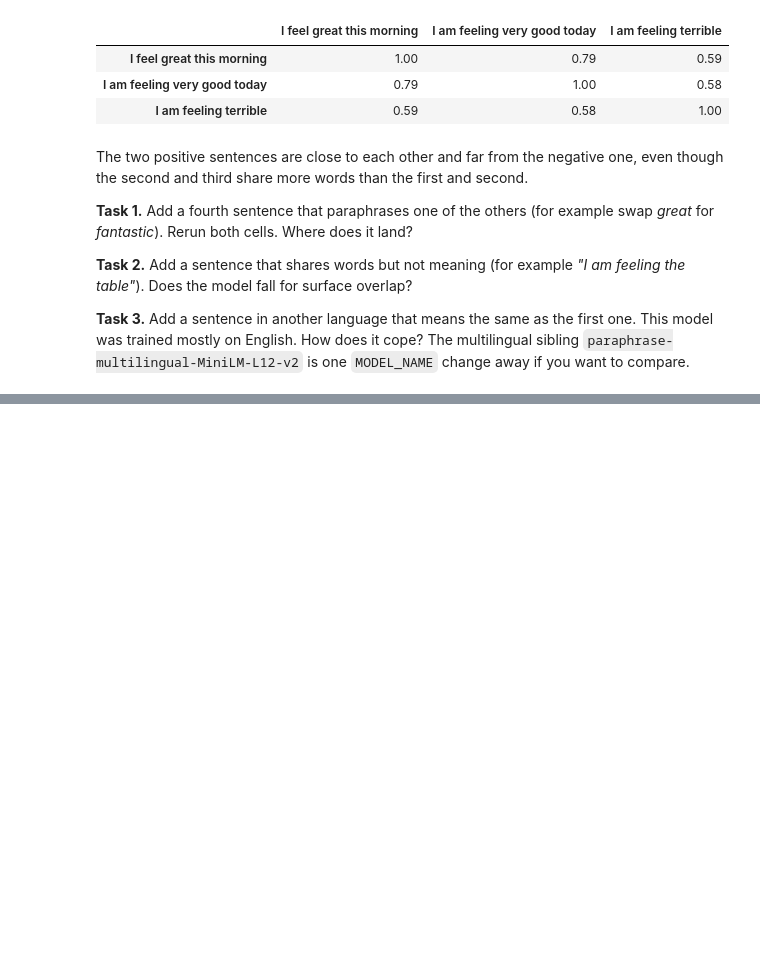
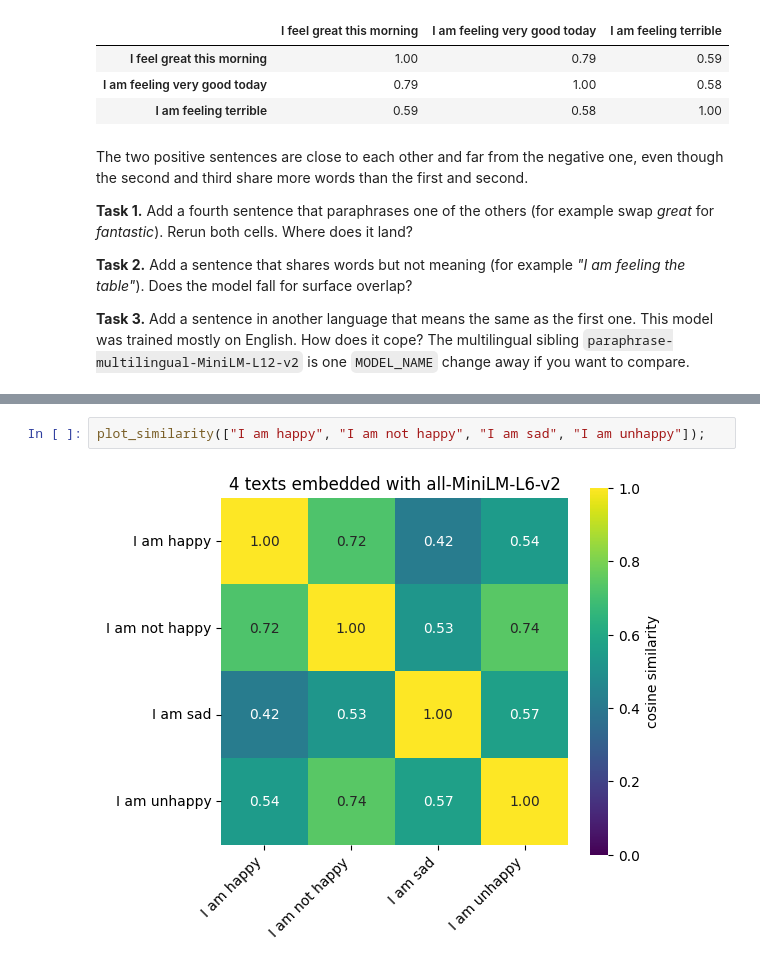
Before and after one commit to leonardozaggia/PONS_material, a Jupyter notebook: 01_vectors.ipynb, the cells around one changed output, grey strips where cells are left out. Cells and saved outputs as stored; diff of their text form; blank space fills up the shorter version.

```diff
--- a/01_vectors.ipynb
+++ b/01_vectors.ipynb
@@ -136,0 +219,4 @@ The two positive sentences are close to each other and far from the negative one
+# %%
+plot_similarity(["I am happy", "I am not happy", "I am sad", "I am unhappy"]);
+# %% [output]
+[figure, added]
```
Also changed, not shown: parts of 10 cells of this notebook, 5 other files.
